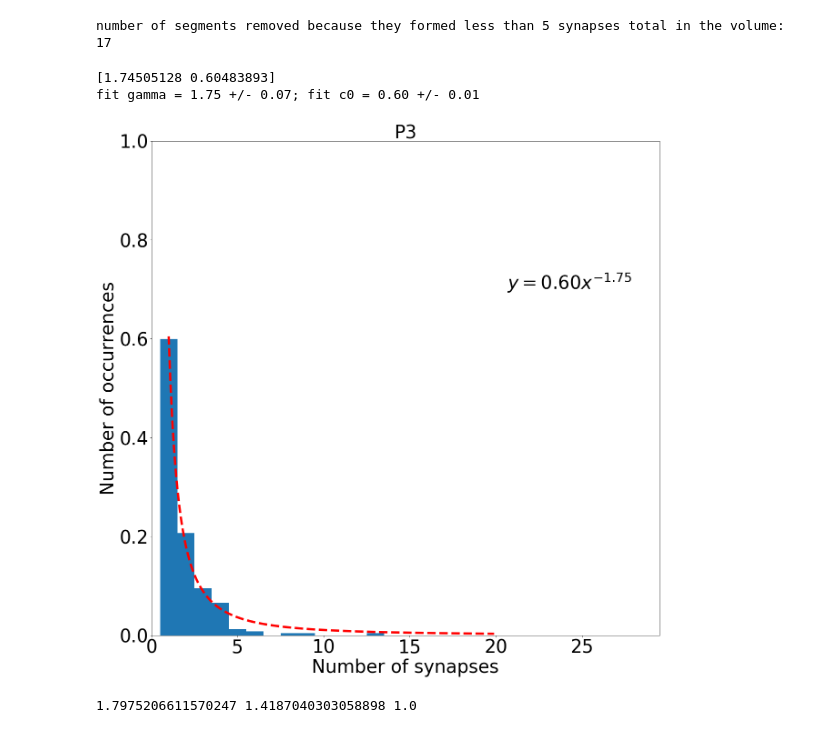
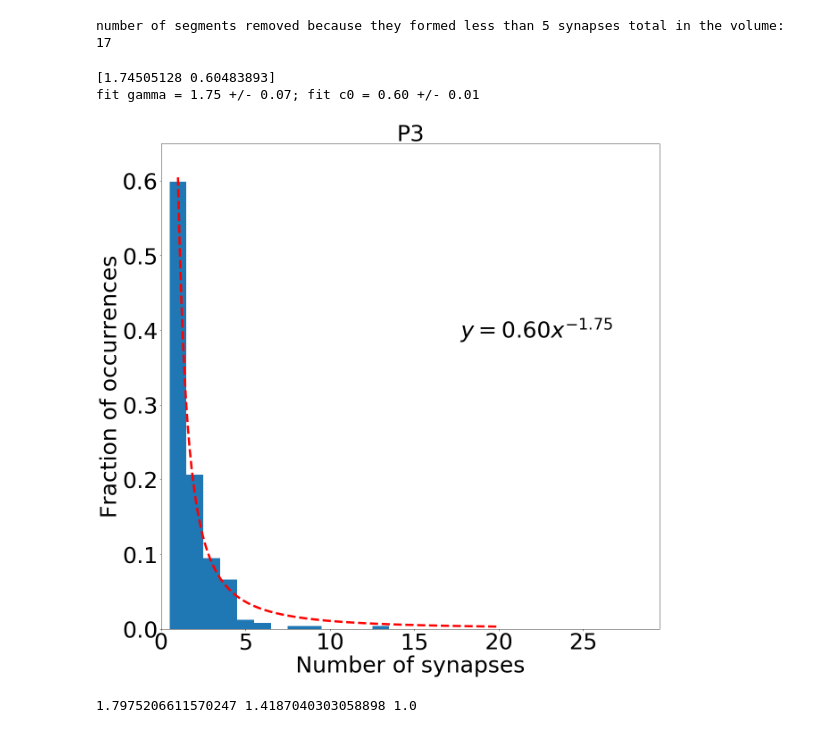
Before and after one commit to amwilson149/baby-andross, a Jupyter notebook: 190203_get_p3_syn_info_from_spreadsheet_axon_cuts.ipynb, the cells around one changed output. Saved outputs shown, nothing was run; the diff lists cells and outputs as text; code cells hidden in the pictures.

```diff
--- a/190203_get_p3_syn_info_from_spreadsheet_axon_cuts.ipynb
+++ b/190203_get_p3_syn_info_from_spreadsheet_axon_cuts.ipynb
@@ -13,11 +10,11 @@ import time
 import matplotlib.pyplot as plt
 # %%
 # Set font size for figures
-FS = 40
+FS = 50
 dFS = 27
 # %%
 # Get connectivity info for all climbing fiber segments that innervate the fully reconstructed Purkinje cell
-fnametarget = './data/raw_connectivity_data/P3_PC1_Synapses_and_Inputs_12-17-2015_Backup_181011.xlsx'
+fnametarget = './data/raw_connectivity_data/P3_cf_mf_input_connectivity_data_20190603.xlsx'
 wb = xlrd.open_workbook(fnametarget)
 sheet       = 'Unkn_Input_Syn_List_MATLAB'
 sht = wb.sheet_by_name(sheet)
@@ -218,37 +215,37 @@ def powerlaw(x,gamma,c0):
 # %%
 # visualize aggregated cf-pc connectivity at p3
 plt.figure(figsize=(20,20))
 edges_pc_conn = np.arange(5,205,10)*0.1
 conn_obs_nz = [q for q in PCconnectivity.flatten() if q != 0]
 hAllConnectivity = plt.hist(conn_obs_nz,bins=edges_pc_conn,density=True)
 uxlim = np.max(hAllConnectivity[1]+10)
-uylim = np.max([1,np.max(hAllConnectivity[0])])
+uylim = np.max([0.65,np.max(hAllConnectivity[0])])
 plt.xlim((0,uxlim))
 plt.ylim((0,uylim))
 plt.xlabel('Number of synapses',fontsize=FS) # formed by one cf branch onto one pc target
-plt.ylabel('Number of occurrences',fontsize=FS)
+plt.ylabel('Fraction of occurrences',fontsize=FS)
 plt.title('P3',fontsize=FS)
 plt.tick_params(labelsize=FS)
 fignametemp = './data/figures/connectivity_patterns/p3_connectivity_all_axons_onto_all_pcs_nsyns.png'
 # fit the aggregated connectivity with a power law.
 histvalsforfit = hAllConnectivity[0]
 histbincentersforfit = [0.5*j for j in [hAllConnectivity[1][q]+hAllConnectivity[1][q+1] for q in range(len(hAllConnectivity[1])-1)]]
 params,params_covariance = optimize.curve_fit(powerlaw,histbincentersforfit,histvalsforfit,p0=[1,145])
 print(params)
 xfitplot = np.arange(1,20,0.1)
 plt.plot(xfitplot,powerlaw(xfitplot,params[0],params[1]),'r--',linewidth=5)
-plt.text(0.7*uxlim,0.7*uylim,'$y = {0:.2f}x^{{-{1:.2f}}}$'.format(params[1],params[0]),fontsize=FS)
+plt.text(0.6*uxlim,0.6*uylim,'$y = {0:.2f}x^{{-{1:.2f}}}$'.format(params[1],params[0]),fontsize=FS)
 # plt.show()
 plt.savefig(fignametemp)
 
 # print fit parameters and the standard deviation on each parameter (from the diagonal
 # of the covariance matrix)
 params_std = np.sqrt(np.diag(params_covariance))
 print('fit gamma = {0:.2f} +/- {1:.2f}; fit c0 = {2:.2f} +/- {3:.2f}'.format(params[0],params_std[0],params[1],params_std[1]))
 # %% [output]
 [1.74505128 0.60483893]
 fit gamma = 1.75 +/- 0.07; fit c0 = 0.60 +/- 0.01
-[figure, old version]
+[figure, new version]
 # %%
 print(np.mean(conn_obs_nz),np.std(conn_obs_nz),np.median(conn_obs_nz))
 # %% [output]
```
Also changed, not shown: parts of 4 cells of this notebook, 47 other files.
